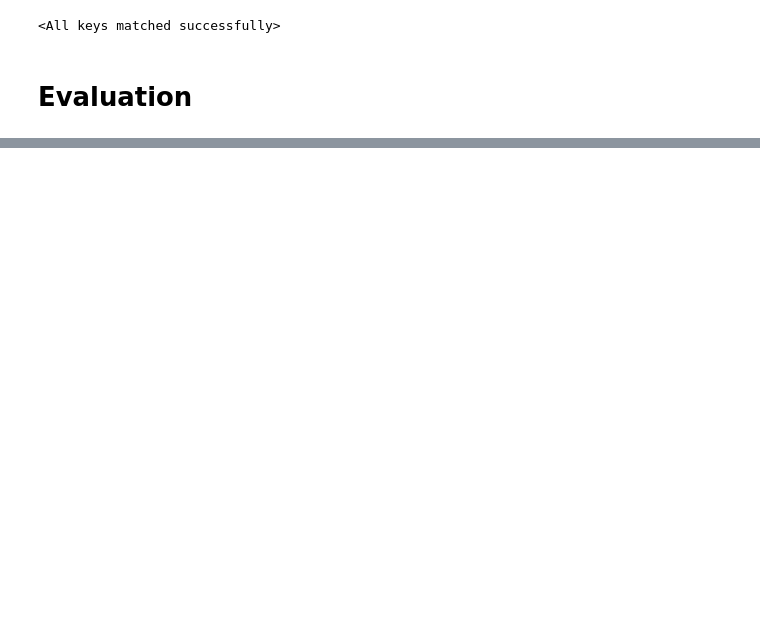
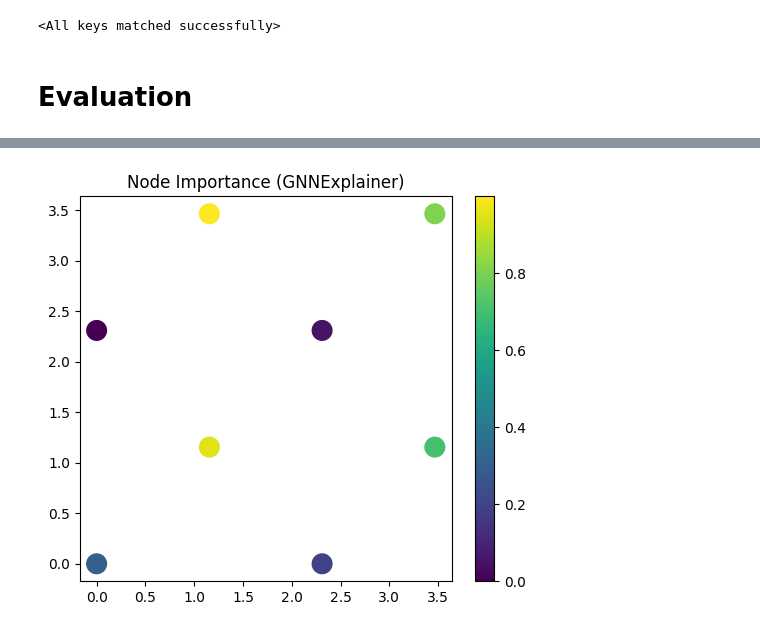
Before and after one commit to RayCharles8/ML-Project, a Jupyter notebook: CGNN.ipynb, the cells around one changed output, grey strips where cells are left out. Cells and saved outputs as stored; diff of their text form; code cells hidden in the pictures; blank space fills up the shorter version.

```diff
--- a/CGNN.ipynb
+++ b/CGNN.ipynb
@@ -1815,0 +882,17 @@ print(
+# %%
+# node importance
+plt.figure(figsize=(6,5))
+
+sc = plt.scatter(
+    pos_2d[:, 0],
+    pos_2d[:, 1],
+    c=node_mask,
+    s=200,
+    cmap='viridis'
+)
+
+plt.colorbar(sc)
+plt.title("Node Importance (GNNExplainer)")
+plt.show()
+# %% [output]
+[figure, added]
```
Also changed, not shown: parts of 66 cells of this notebook.
